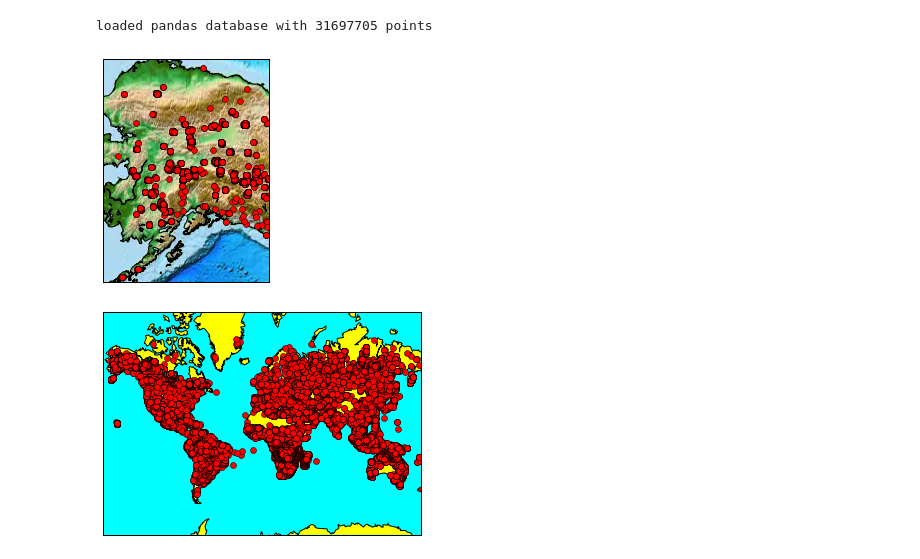
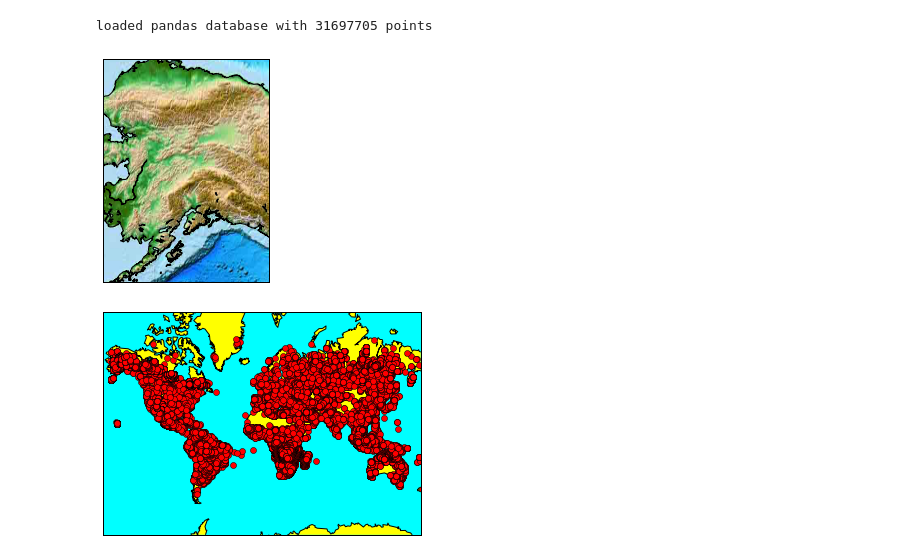
Before and after one commit to UCIDataLab/fire_prediction, a Jupyter notebook: exploratory/fire_exploration_031717.ipynb, the cells around one changed output. Saved outputs shown, nothing was run; the diff lists cells and outputs as text; code cells hidden in the pictures.

```diff
--- a/exploratory/fire_exploration_031717.ipynb
+++ b/exploratory/fire_exploration_031717.ipynb
@@ -9,7 +9,7 @@ from IPython import display
 %matplotlib inline
 # %%
 # Load in our pretty pandas database
-with open("modis.pkl") as fpd:
+with open("../data/modis.pkl") as fpd:
     modis = cPickle.load(fpd)
 print "loaded pandas database with %d points" %len(modis)
 # %% [output]
@@ -17,26 +17,26 @@ loaded pandas database with 31697705 points
 # %%
 # Let's try out basemap!
 ak_bb = [55, 71, -165, -138]
 mp = Basemap(projection="merc",
               lat_0=55, lon_0=-165,
               llcrnrlat=55,
               llcrnrlon=-165,
               urcrnrlat=71,
               urcrnrlon=-138,
               resolution='i')
 mp.etopo()
 mp.drawmapboundary(fill_color='aqua')
 #mp.fillcontinents(color='yellow',lake_color='aqua')
 mp.drawcoastlines()
 
 ak_fires = modis[(modis.lat < 71) & (modis.lat > 55) & (modis.long > -165) & (modis.long < -138)]
 ak_summer_fires = ak_fires[(ak_fires.year == 2013) & (ak_fires.month >= 6) & (ak_fires.month <= 8)]
 #mp_long, mp_lat = mp(ak_summer_fires.long, ak_summer_fires.lat)
-mp_long, mp_lat = mp(np.array(ak_summer_fires.long), np.array(ak_summer_fires.lat))
-mp.plot(mp_long, mp_lat, 'ro')
+#mp_long, mp_lat = mp(np.array(ak_summer_fires.long), np.array(ak_summer_fires.lat))
+#mp.plot(mp_long, mp_lat, 'ro')
 plt.show()
 # %% [output]
-[figure, old version]
+[figure, new version]
 # %%
 # Let's plot the whole world for the lulz during one month
 mp = Basemap(projection="merc",
```
Also changed, not shown: 3 other files.
